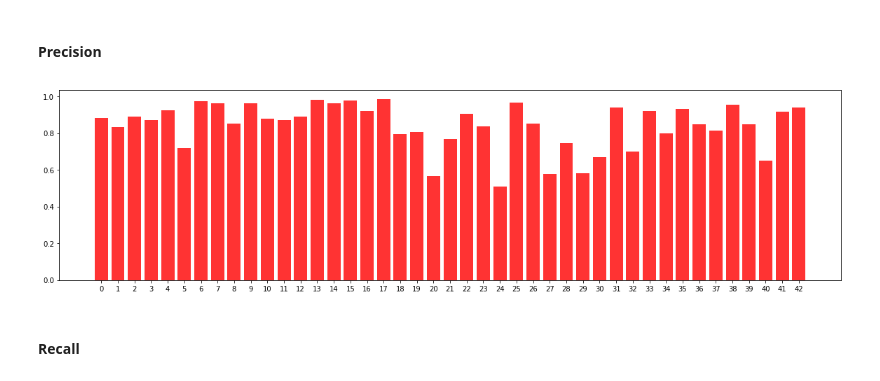
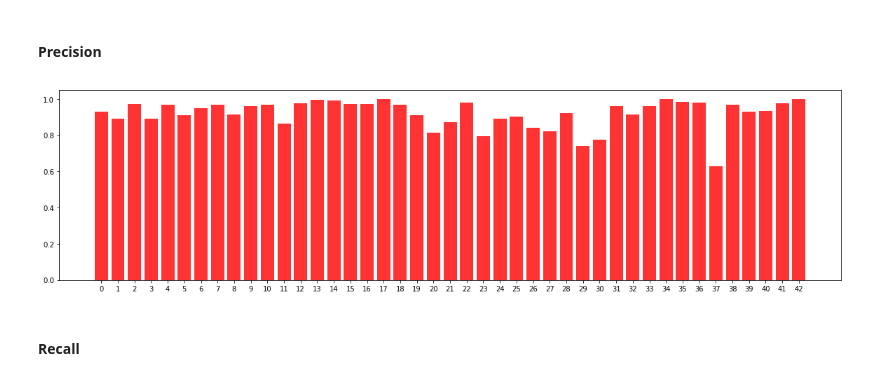
Before and after one commit to asadziach/CarND-Traffic-Sign-Classifier-Project, a Jupyter notebook: Traffic_Sign_Classifier.ipynb, the cells around one changed output. Drawn from its saved outputs; the diff is of its cells as text; code cells hidden in the pictures.

Commit message:
Switched to weighted loss.

```diff
--- a/Traffic_Sign_Classifier.ipynb
+++ b/Traffic_Sign_Classifier.ipynb
@@ -234,7 +268,7 @@ Number of classes = 43
 # %%
 import tensorflow as tf
 
-EPOCHS = 2
+EPOCHS = 30
 BATCH_SIZE = 128
 # %% [markdown]
 ### Model Architecture
@@ -433,6 +467,7 @@ def lenet_arg_scope(weight_decay=0.0):
 # %%
 x = tf.placeholder(tf.float32, (None, 32, 32, 3))
 y = tf.placeholder(tf.int32, (None))
+w = tf.placeholder(tf.float32, (None))
 keep_prob = tf.placeholder(tf.float32)
 one_hot_y = tf.one_hot(y, 43)
 # %% [markdown]
@@ -454,7 +489,7 @@ logits = LeNet_Fast(x)
 #          dropout_keep_prob=0.5,
 #          prediction_fn=slim.softmax,
 #          scope='LeNet')
-cross_entropy = tf.nn.softmax_cross_entropy_with_logits(labels=one_hot_y, logits=logits)
+cross_entropy = tf.losses.softmax_cross_entropy(onehot_labels=one_hot_y, logits=logits, weights=w)
 loss_operation = tf.reduce_mean(cross_entropy)
 optimizer = tf.train.AdamOptimizer(learning_rate = rate)
 training_operation = optimizer.minimize(loss_operation)
@@ -507,7 +542,10 @@ with tf.Session() as sess:
         for offset in range(0, num_examples, BATCH_SIZE):
             end = offset + BATCH_SIZE
             batch_x, batch_y = X_train[offset:end], y_train[offset:end]
-            sess.run(train_step, feed_dict={x: batch_x, y: batch_y, keep_prob: 0.5})
+            batch_weight = np.zeros(batch_y.shape)
+            for num, name in enumerate(batch_y):
+                batch_weight[num] = weights[name]
+            sess.run(train_step, feed_dict={x: batch_x, y: batch_y, keep_prob: 0.5, w: batch_weight})
 
         validation_accuracy = evaluate(X_valid, y_valid)
         print("EPOCH {} ...".format(i+1))
@@ -546,13 +590,13 @@ Test Accuracy = 0.879
 #### Precision
 # %%
 from sklearn.metrics import precision_recall_fscore_support
-precision,recall, fbeta_score, support = precision_recall_fscore_support(y_test, predictions, average=None)
+precision,recall, fbeta_score, _ = precision_recall_fscore_support(y_test, predictions, average=None)
 
 fig, ax = plt.subplots(figsize=(20,5))
 plt.xticks(range(n_classes), range(n_classes))
 plot = plt.bar(range(n_classes), precision, color="red", alpha=0.8, label='precision')
 # %% [output]
-[figure, old version]
+[figure, new version]
 # %% [markdown]
 #### Recall
 # %%
```
Also changed, not shown: parts of 12 cells of this notebook.
